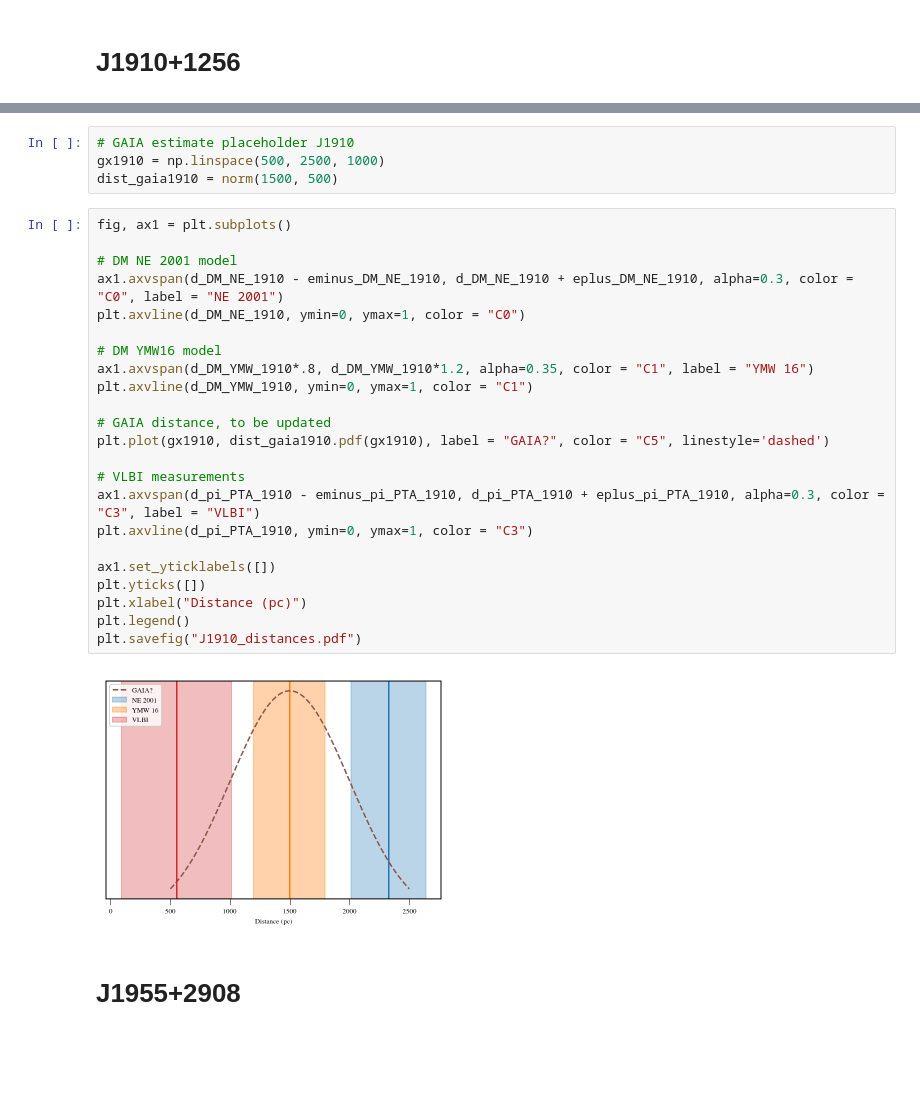
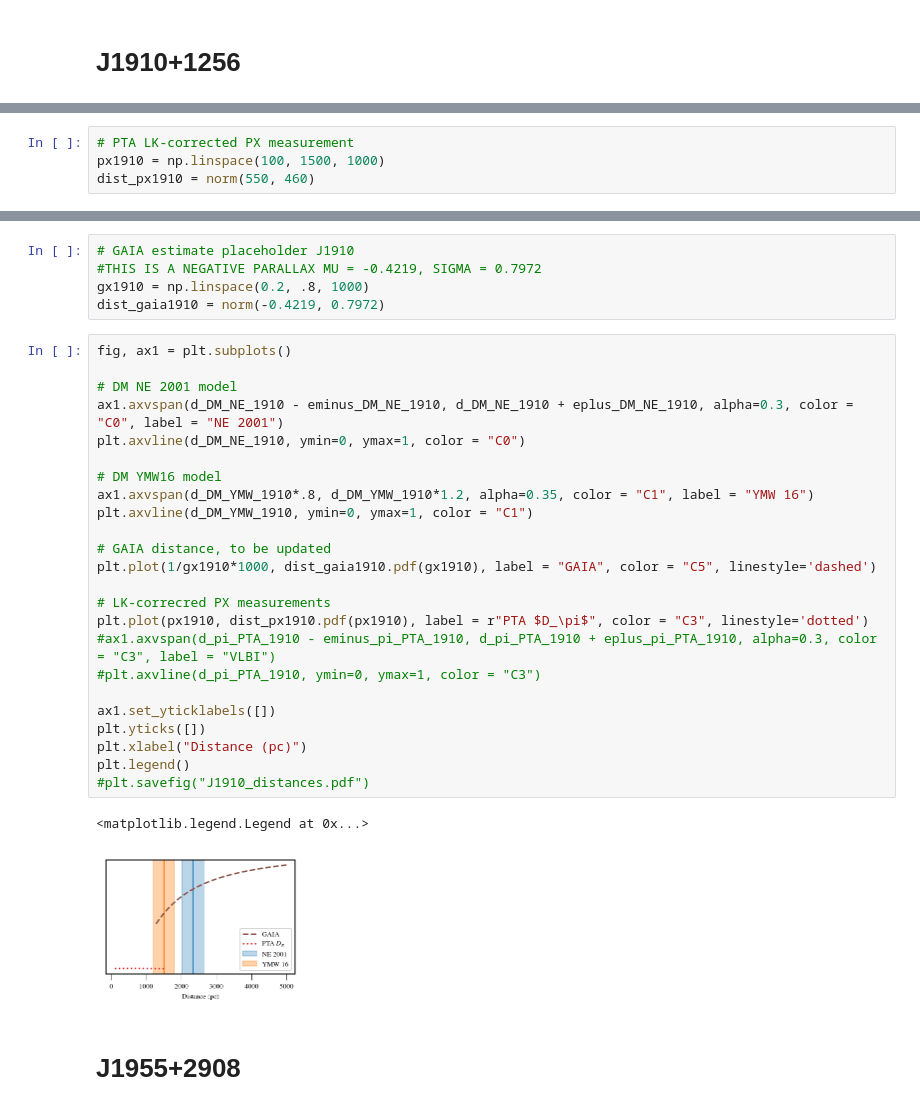
Before and after one commit to ChiaraMingarelli/gaia_pulsars, a Jupyter notebook: codes/pulsar_dist_figs.ipynb, the cells around one changed output, grey strips where cells are left out. Cells and saved outputs as stored; diff of their text form; blank space fills up the shorter version.

```diff
--- a/codes/pulsar_dist_figs.ipynb
+++ b/codes/pulsar_dist_figs.ipynb
@@ -260,0 +272,4 @@ d_DM_YMW_1910 = 1496.0  # no errors reported here...
+# %%
+# PTA LK-corrected PX measurement
+px1910 = np.linspace(100, 1500, 1000)
+dist_px1910 = norm(550, 460)
@@ -261,32 +281,35 @@ d_DM_YMW_1910 = 1496.0  # no errors reported here...
 # %%
 # GAIA estimate placeholder J1910
-gx1910 = np.linspace(500, 2500, 1000)
-dist_gaia1910 = norm(1500, 500)
+#THIS IS A NEGATIVE PARALLAX MU = -0.4219, SIGMA = 0.7972
+gx1910 = np.linspace(0.2, .8, 1000)
+dist_gaia1910 = norm(-0.4219, 0.7972)
 # %%
 fig, ax1 = plt.subplots()
 
 # DM NE 2001 model
 ax1.axvspan(d_DM_NE_1910 - eminus_DM_NE_1910, d_DM_NE_1910 + eplus_DM_NE_1910, alpha=0.3, color = "C0", label = "NE 2001")
 plt.axvline(d_DM_NE_1910, ymin=0, ymax=1, color = "C0")
 
 # DM YMW16 model
 ax1.axvspan(d_DM_YMW_1910*.8, d_DM_YMW_1910*1.2, alpha=0.35, color = "C1", label = "YMW 16")
 plt.axvline(d_DM_YMW_1910, ymin=0, ymax=1, color = "C1")
 
 # GAIA distance, to be updated
-plt.plot(gx1910, dist_gaia1910.pdf(gx1910), label = "GAIA?", color = "C5", linestyle='dashed')
+plt.plot(1/gx1910*1000, dist_gaia1910.pdf(gx1910), label = "GAIA", color = "C5", linestyle='dashed')
 
-# VLBI measurements
-ax1.axvspan(d_pi_PTA_1910 - eminus_pi_PTA_1910, d_pi_PTA_1910 + eplus_pi_PTA_1910, alpha=0.3, color = "C3", label = "VLBI")
-plt.axvline(d_pi_PTA_1910, ymin=0, ymax=1, color = "C3")
+# LK-correcred PX measurements
+plt.plot(px1910, dist_px1910.pdf(px1910), label = r"PTA $D_\pi$", color = "C3", linestyle='dotted')
+#ax1.axvspan(d_pi_PTA_1910 - eminus_pi_PTA_1910, d_pi_PTA_1910 + eplus_pi_PTA_1910, alpha=0.3, color = "C3", label = "VLBI")
+#plt.axvline(d_pi_PTA_1910, ymin=0, ymax=1, color = "C3")
 
 ax1.set_yticklabels([])
 plt.yticks([])
 plt.xlabel("Distance (pc)")
 plt.legend()
-plt.savefig("J1910_distances.pdf")
+#plt.savefig("J1910_distances.pdf")
 # %% [output]
+<matplotlib.legend.Legend at 0x...>
-[figure, old version]
+[figure, new version]
 # %% [markdown]
 # J1955+2908
 # %%
```
Also changed, not shown: parts of 27 cells of this notebook.
